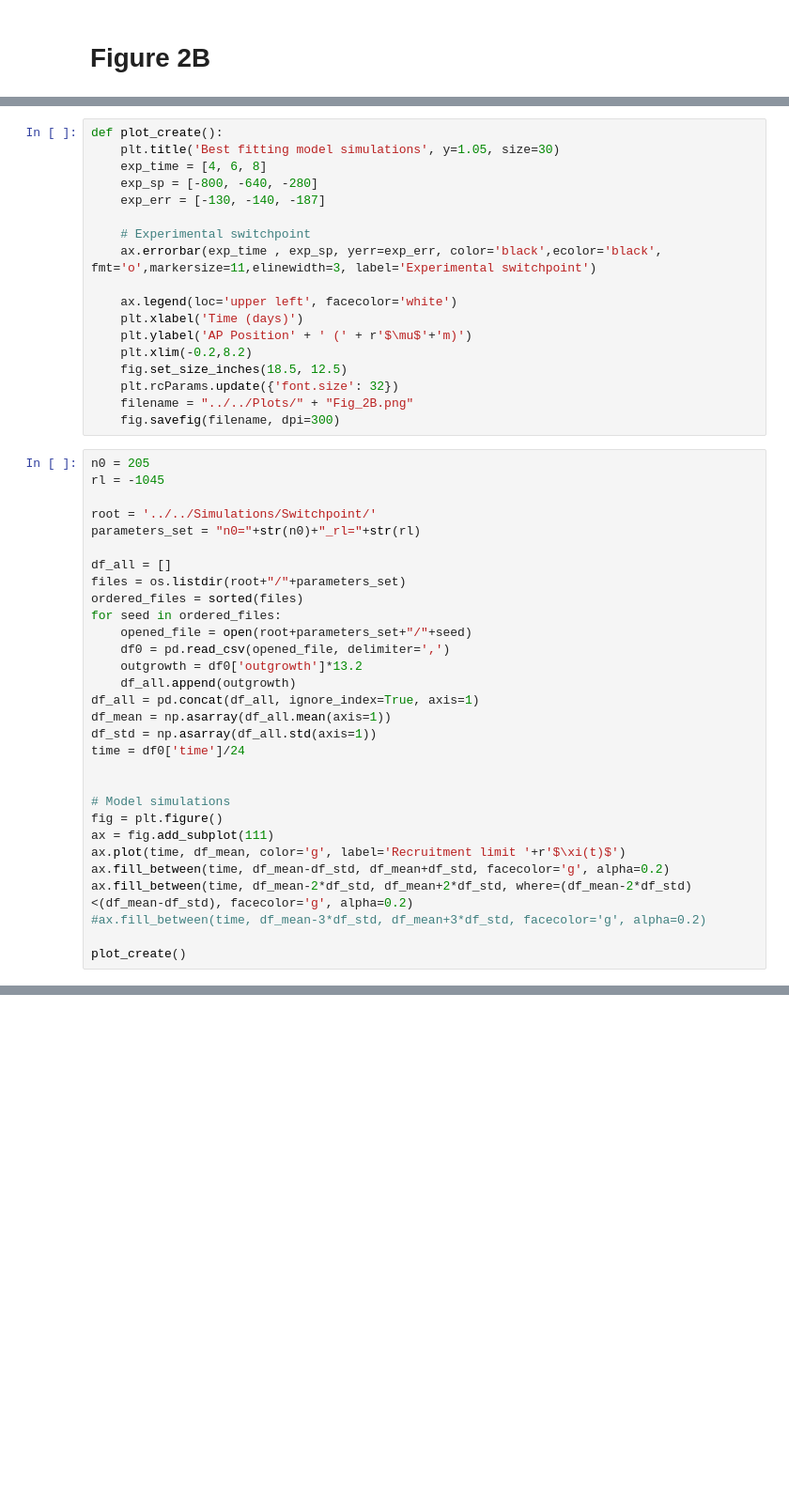
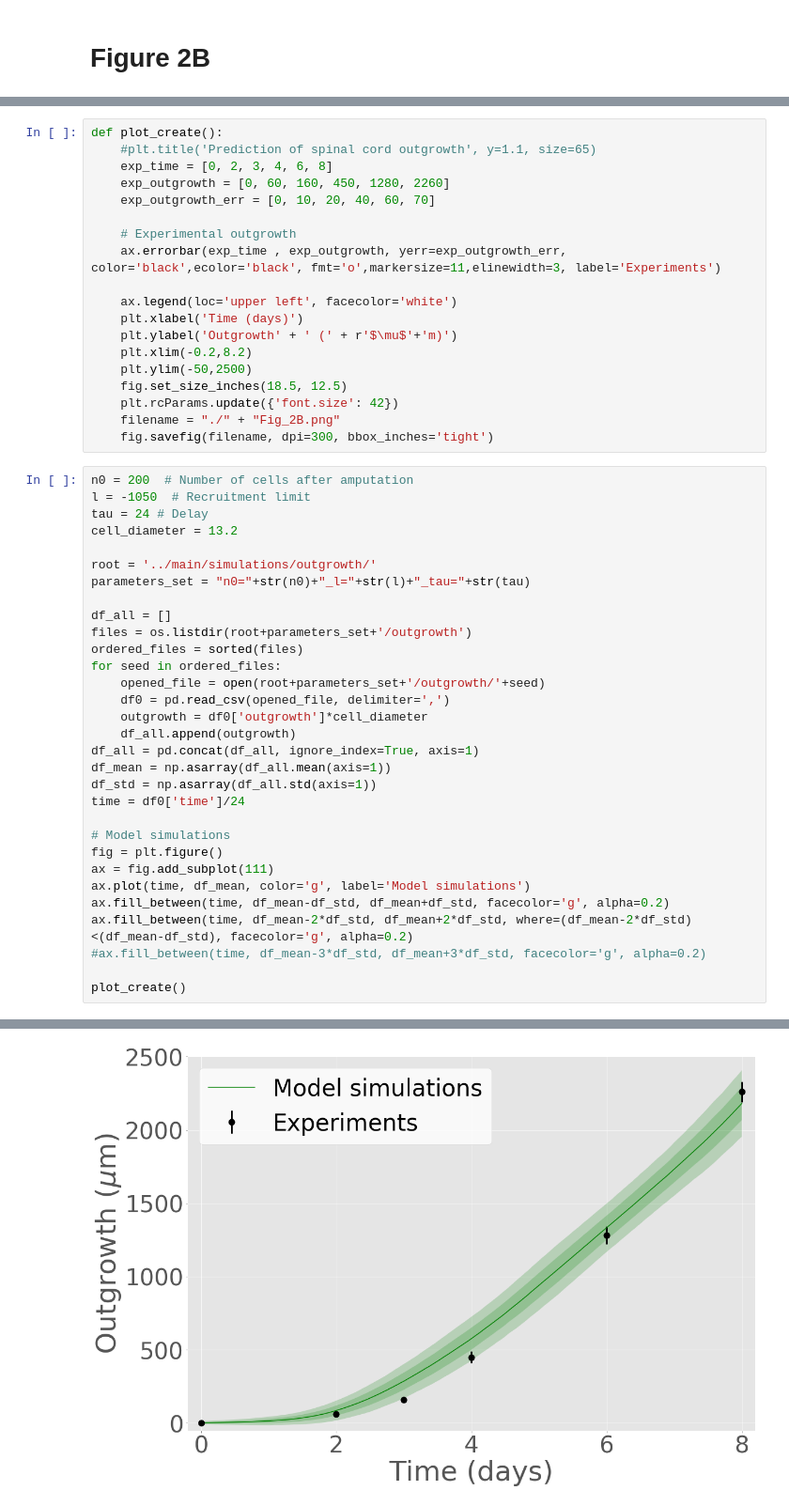
Before and after one commit to ecuracosta/Spatiotemporal_control_of_cell_cycle_acceleration_during_axolotl_spinal_cord_regeneration, a Jupyter notebook: figures/Fig_2B.ipynb, the cells around one changed output, grey strips where cells are left out. Shown at 94% size. Drawn from its saved outputs; the diff is of its cells as text; blank space fills up the shorter version.

```diff
--- a/figures/Fig_2B.ipynb
+++ b/figures/Fig_2B.ipynb
@@ -9,47 +10,49 @@ plt.style.use('ggplot')
 %matplotlib inline
 # %%
 def plot_create():
-    plt.title('Best fitting model simulations', y=1.05, size=30)
-    exp_time = [4, 6, 8]
-    exp_sp = [-800, -640, -280]
-    exp_err = [-130, -140, -187]
+    #plt.title('Prediction of spinal cord outgrowth', y=1.1, size=65)
+    exp_time = [0, 2, 3, 4, 6, 8]
+    exp_outgrowth = [0, 60, 160, 450, 1280, 2260]
+    exp_outgrowth_err = [0, 10, 20, 40, 60, 70]
 
-    # Experimental switchpoint
-    ax.errorbar(exp_time , exp_sp, yerr=exp_err, color='black',ecolor='black', fmt='o',markersize=11,elinewidth=3, label='Experimental switchpoint')
+    # Experimental outgrowth
+    ax.errorbar(exp_time , exp_outgrowth, yerr=exp_outgrowth_err, color='black',ecolor='black', fmt='o',markersize=11,elinewidth=3, label='Experiments')
 
     ax.legend(loc='upper left', facecolor='white')
     plt.xlabel('Time (days)')
-    plt.ylabel('AP Position' + ' (' + r'$\mu$'+'m)')
+    plt.ylabel('Outgrowth' + ' (' + r'$\mu$'+'m)')
     plt.xlim(-0.2,8.2)
+    plt.ylim(-50,2500)
     fig.set_size_inches(18.5, 12.5)
-    plt.rcParams.update({'font.size': 32})
-    filename = "../../Plots/" + "Fig_2B.png"
-    fig.savefig(filename, dpi=300)
+    plt.rcParams.update({'font.size': 42})
+    filename = "./" + "Fig_2B.png"
+    fig.savefig(filename, dpi=300, bbox_inches='tight')
 # %%
-n0 = 205
-rl = -1045
+n0 = 200  # Number of cells after amputation
+l = -1050  # Recruitment limit
+tau = 24 # Delay
+cell_diameter = 13.2
 
-root = '../../Simulations/Switchpoint/'
-parameters_set = "n0="+str(n0)+"_rl="+str(rl)
+root = '../main/simulations/outgrowth/'
+parameters_set = "n0="+str(n0)+"_l="+str(l)+"_tau="+str(tau)
 
 df_all = []
-files = os.listdir(root+"/"+parameters_set)
+files = os.listdir(root+parameters_set+'/outgrowth')
 ordered_files = sorted(files)
 for seed in ordered_files:
-    opened_file = open(root+parameters_set+"/"+seed)
+    opened_file = open(root+parameters_set+'/outgrowth/'+seed)
     df0 = pd.read_csv(opened_file, delimiter=',')
-    outgrowth = df0['outgrowth']*13.2
+    outgrowth = df0['outgrowth']*cell_diameter
     df_all.append(outgrowth)
 df_all = pd.concat(df_all, ignore_index=True, axis=1)
 df_mean = np.asarray(df_all.mean(axis=1))
 df_std = np.asarray(df_all.std(axis=1))
 time = df0['time']/24
 
-
 # Model simulations
 fig = plt.figure()
 ax = fig.add_subplot(111)
-ax.plot(time, df_mean, color='g', label='Recruitment limit '+r'$\xi(t)$')
+ax.plot(time, df_mean, color='g', label='Model simulations')
 ax.fill_between(time, df_mean-df_std, df_mean+df_std, facecolor='g', alpha=0.2)
 ax.fill_between(time, df_mean-2*df_std, df_mean+2*df_std, where=(df_mean-2*df_std)<(df_mean-df_std), facecolor='g', alpha=0.2)
 #ax.fill_between(time, df_mean-3*df_std, df_mean+3*df_std, facecolor='g', alpha=0.2)
@@ -59,0 +62 @@ FileNotFoundError: [Errno 2] No such file or directory: '../../Simulations/Switc
+[figure, added]
```
Also changed, not shown: parts of 2 cells of this notebook, 26 other files.
